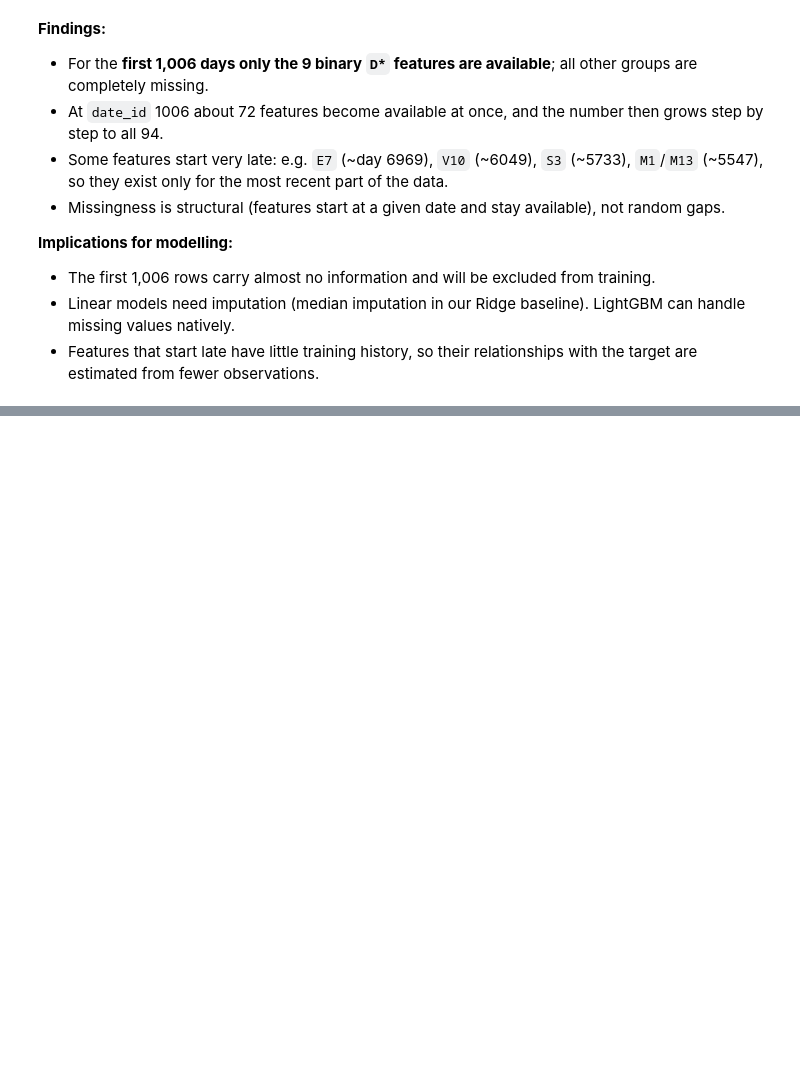
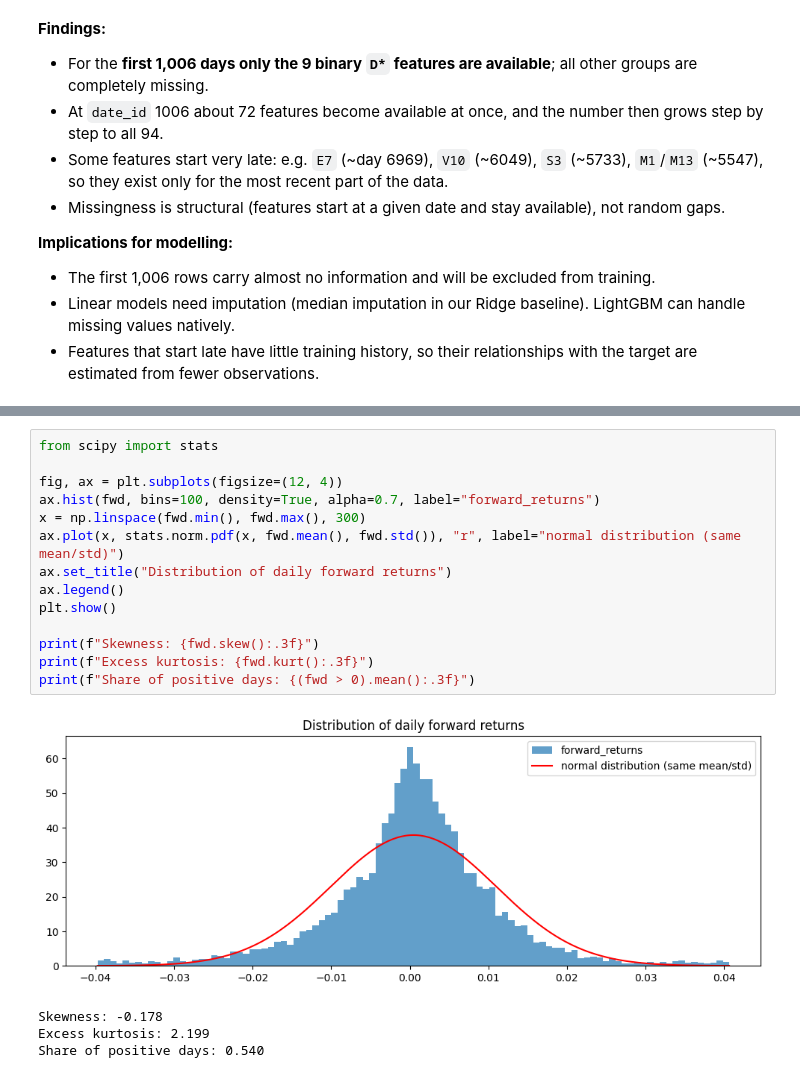
Before and after one commit to ceng313-2026/GROUP59_CENG313, a Jupyter notebook: assignment1_eda_baseline.ipynb, the cells around one changed output, grey strips where cells are left out. Drawn from its saved outputs; the diff is of its cells as text; blank space fills up the shorter version.

```diff
--- a/assignment1_eda_baseline.ipynb
+++ b/assignment1_eda_baseline.ipynb
@@ -160,0 +178,19 @@ plt.show()
+# %%
+from scipy import stats
+
+fig, ax = plt.subplots(figsize=(12, 4))
+ax.hist(fwd, bins=100, density=True, alpha=0.7, label="forward_returns")
+x = np.linspace(fwd.min(), fwd.max(), 300)
+ax.plot(x, stats.norm.pdf(x, fwd.mean(), fwd.std()), "r", label="normal distribution (same mean/std)")
+ax.set_title("Distribution of daily forward returns")
+ax.legend()
+plt.show()
+
+print(f"Skewness: {fwd.skew():.3f}")
+print(f"Excess kurtosis: {fwd.kurt():.3f}")
+print(f"Share of positive days: {(fwd > 0).mean():.3f}")
+# %% [output]
+[figure, added]
+Skewness: -0.178
+Excess kurtosis: 2.199
+Share of positive days: 0.540
```
Also changed, not shown: parts of 9 cells of this notebook.
